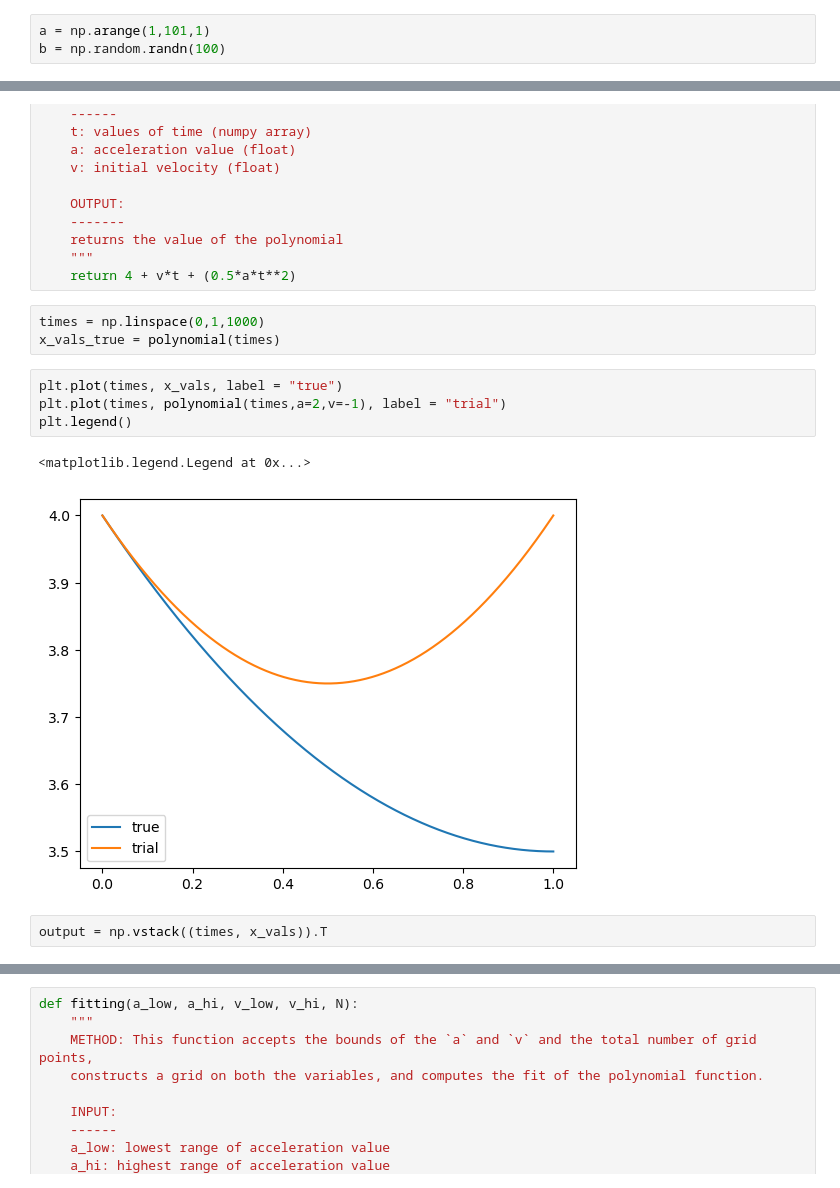
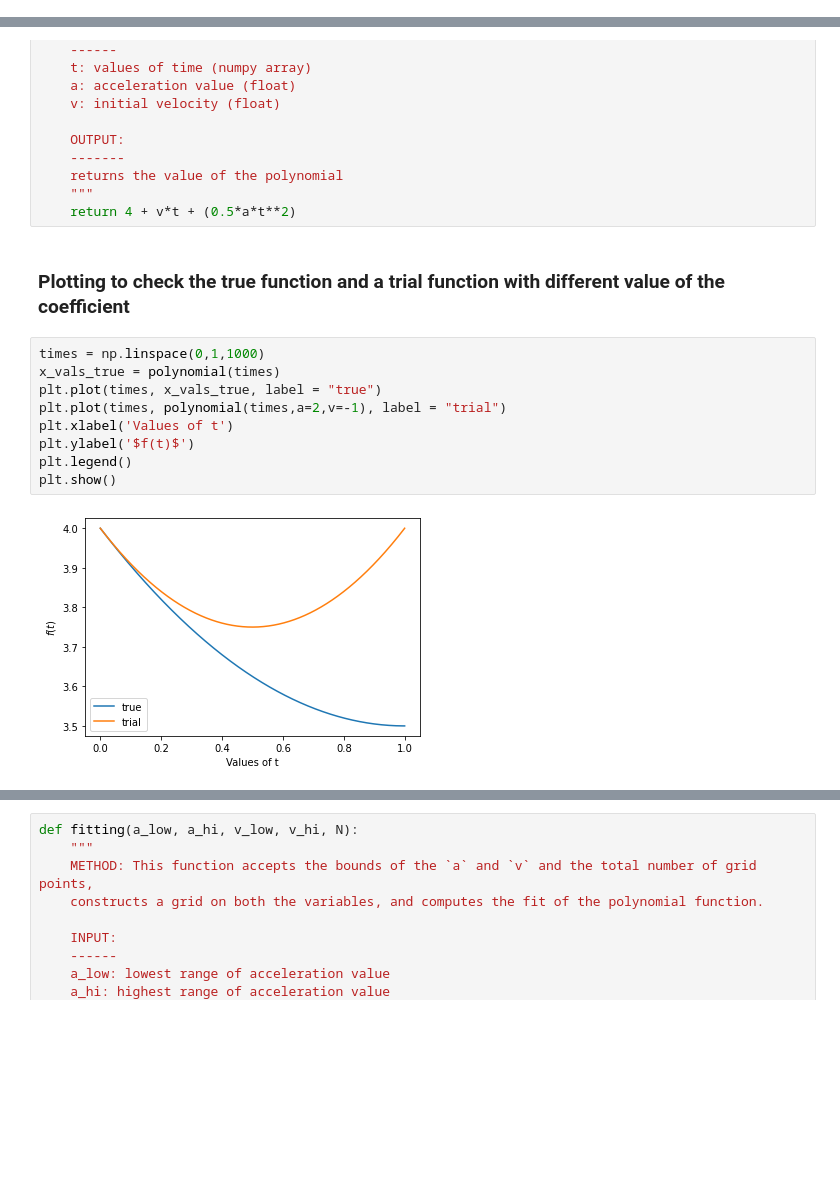
Before and after one commit to bblitz1/practice_codes, a Jupyter notebook: polynomial_fit/work_practice.ipynb, the cells around one changed output, grey strips where cells are left out. Drawn from its saved outputs; the diff is of its cells as text; blank space fills up the shorter version.

Commit message:
Cleaned the curve fitting notebook, added ipynb checkpoint in git ignore

```diff
--- a/polynomial_fit/work_practice.ipynb
+++ b/polynomial_fit/work_practice.ipynb
@@ -90,3 +3,0 @@ np.sum((x>6) * (x<8))
-# %%
-a = np.arange(1,101,1)
-b = np.random.randn(100)
@@ -156,15 +21,16 @@ def polynomial(t,v=-1,a=1):
     returns the value of the polynomial
     """
     return 4 + v*t + (0.5*a*t**2)
-# %%
-times = np.linspace(0,1,1000)
-x_vals_true = polynomial(times)
+# %% [markdown]
+### Plotting to check the true function and a trial function with different value of the coefficient
 # %%
-plt.plot(times, x_vals, label = "true")
+times = np.linspace(0,1,1000)
+x_vals_true = polynomial(times)
+plt.plot(times, x_vals_true, label = "true")
 plt.plot(times, polynomial(times,a=2,v=-1), label = "trial")
+plt.xlabel('Values of t')
+plt.ylabel('$f(t)$')
 plt.legend()
+plt.show()
 # %% [output]
-<matplotlib.legend.Legend at 0x...>
-[figure, old version]
+[figure, new version]
-# %%
-output = np.vstack((times, x_vals)).T
```
Also changed, not shown: parts of 26 cells of this notebook, 1 other file.
